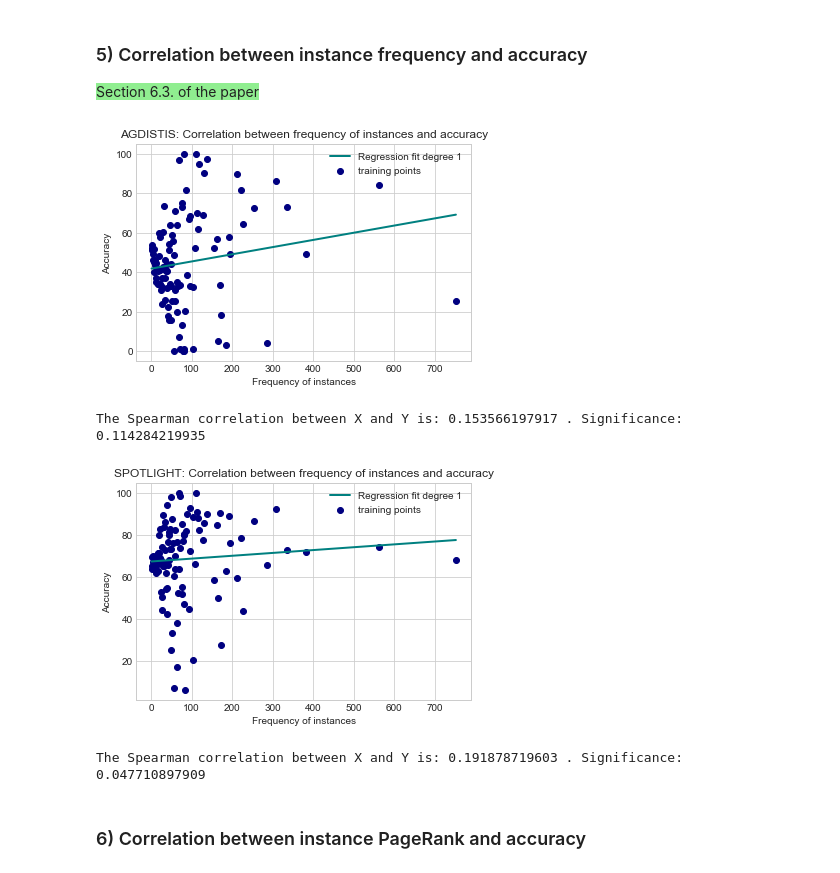
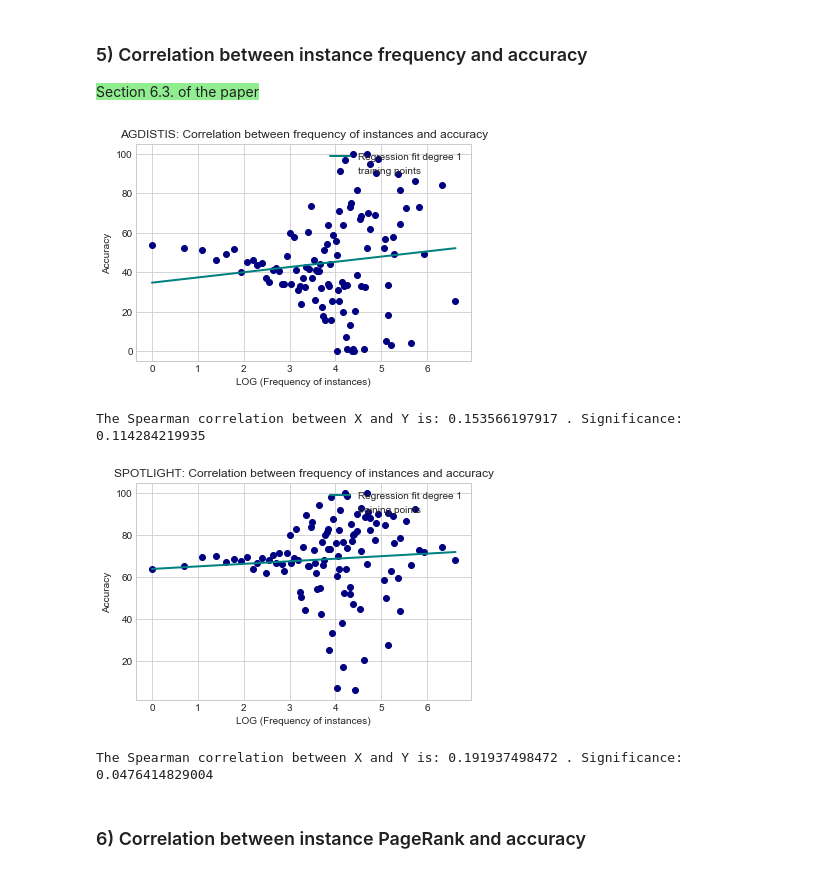
Before and after one commit to cltl/HumanLikeEL, a Jupyter notebook: System Analysis.ipynb, the cells around one changed output. Drawn from its saved outputs; the diff is of its cells as text; code cells hidden in the pictures.

```diff
--- a/System Analysis.ipynb
+++ b/System Analysis.ipynb
@@ -48,12 +65,12 @@ systems=['agdistis', 'spotlight']
 system_articles = {'agdistis': agd_articles, 'spotlight': spot_articles}
 # %%
 print("AGDISTIS")
-agd_acc=plot_utils.overall_performance(agd_articles, skip_nils)
+agd_acc=plot_utils.overall_performance(agd_articles, skip_nils, skip_nonnils)
 scores.append(['overall', 'agdistis', agd_acc])
 print(agd_acc)
 print()
 print("SPOTLIGHT")
-spot_acc=plot_utils.overall_performance(spot_articles, skip_nils)
+spot_acc=plot_utils.overall_performance(spot_articles, skip_nils, skip_nonnils)
 print(spot_acc)
 scores.append(['overall', 'spotlight', spot_acc])
 # %% [output]
@@ -166,3 +175,17 @@ for system in systems:
+# %%
+import math
+
+def counts_to_log_counts(forms_by_count):
+    forms_by_log_count={}
+    for count, forms in forms_by_count.items():
+        try:
+            log_count=round(math.log(count), 2)
+        except:
+            print(count)
+        forms_by_log_count[log_count] = forms
+    return forms_by_log_count
+
+forms_by_log_count=counts_to_log_counts(forms_by_count)
 # %%
 from collections import OrderedDict
 import numpy as np
@@ -171,8 +194,8 @@ acc_by_freq={'agdistis': OrderedDict(), 'spotlight': OrderedDict()}
 
 for system in systems:
 
-    for count in sorted(forms_by_count.keys()):
-        count_forms=forms_by_count[count]
+    for count in sorted(forms_by_log_count.keys()):
+        count_forms=forms_by_log_count[count]
         s=0
         for form in count_forms:
             s+=acc_by_form[system][form]
@@ -181,10 +204,9 @@ for system in systems:
 
     dist1=np.array(list(acc_by_freq[system].keys()))
     dist2=np.array(list(acc_by_freq[system].values()))
-
     plot_utils.scatter_plot(np.array(dist1), np.array(dist2),
                             title='%s: Correlation between frequency of forms and accuracy' % system.upper(),
-                            x_axis='Frequency of forms',
+                            x_axis='LOG (Frequency of forms)',
                             y_axis='Accuracy',
                             save=True
                             )
@@ -239,39 +261,41 @@ acc_by_uri = {'agdistis': defaultdict(float), 'spotlight': defaultdict(float)}
 for system in systems:
     acc_by_uri[system], uris_by_count = plot_utils.compute_accuracy_by_uri(
         system_articles[system], skip_nils)
+# %%
+uris_by_log_count=counts_to_log_counts(uris_by_count)
 # %%
 acc_by_freq_uris={'agdistis': OrderedDict(), 'spotlight': OrderedDict()}
 
 for system in systems:
 
-    for count in sorted(uris_by_count.keys()):
-        count_uris=uris_by_count[count]
+    for count in sorted(uris_by_log_count.keys()):
+        count_uris=uris_by_log_count[count]
         s=0
         for uri in count_uris:
             s+=acc_by_uri[system][uri]
         acc_by_freq_uris[system][count]=s/len(count_uris)
 
 
     dist1=np.array(list(acc_by_freq_uris[system].keys()))
     dist2=np.array(list(acc_by_freq_uris[system].values()))
 
     plot_utils.scatter_plot(np.array(dist1), np.array(dist2),
                             title='%s: Correlation between frequency of instances and accuracy' % system.upper(),
-                            x_axis='Frequency of instances',
+                            x_axis='LOG (Frequency of instances)',
                             y_axis='Accuracy',
                             save=True
                             )
 
     correlation, significance = spearmanr(dist1, dist2)
     print('The Spearman correlation between X and Y is:', correlation, '. Significance: ', significance)
 
 #    plt.plot(list(acc_by_freq[system].keys()), list(acc_by_freq[system].values()))
 #    plt.show()
 # %% [output]
-[figure, old version]
+[figure, new version]
 The Spearman correlation between X and Y is: 0.153566197917 . Significance:  0.114284219935
-[figure, old version]
+[figure, new version]
-The Spearman correlation between X and Y is: 0.191878719603 . Significance:  0.047710897909
+The Spearman correlation between X and Y is: 0.191937498472 . Significance:  0.0476414829004
 # %% [markdown]
 ### 6) Correlation between instance PageRank and accuracy
 # %%
```
Also changed, not shown: parts of 17 cells of this notebook, 1 other file.
